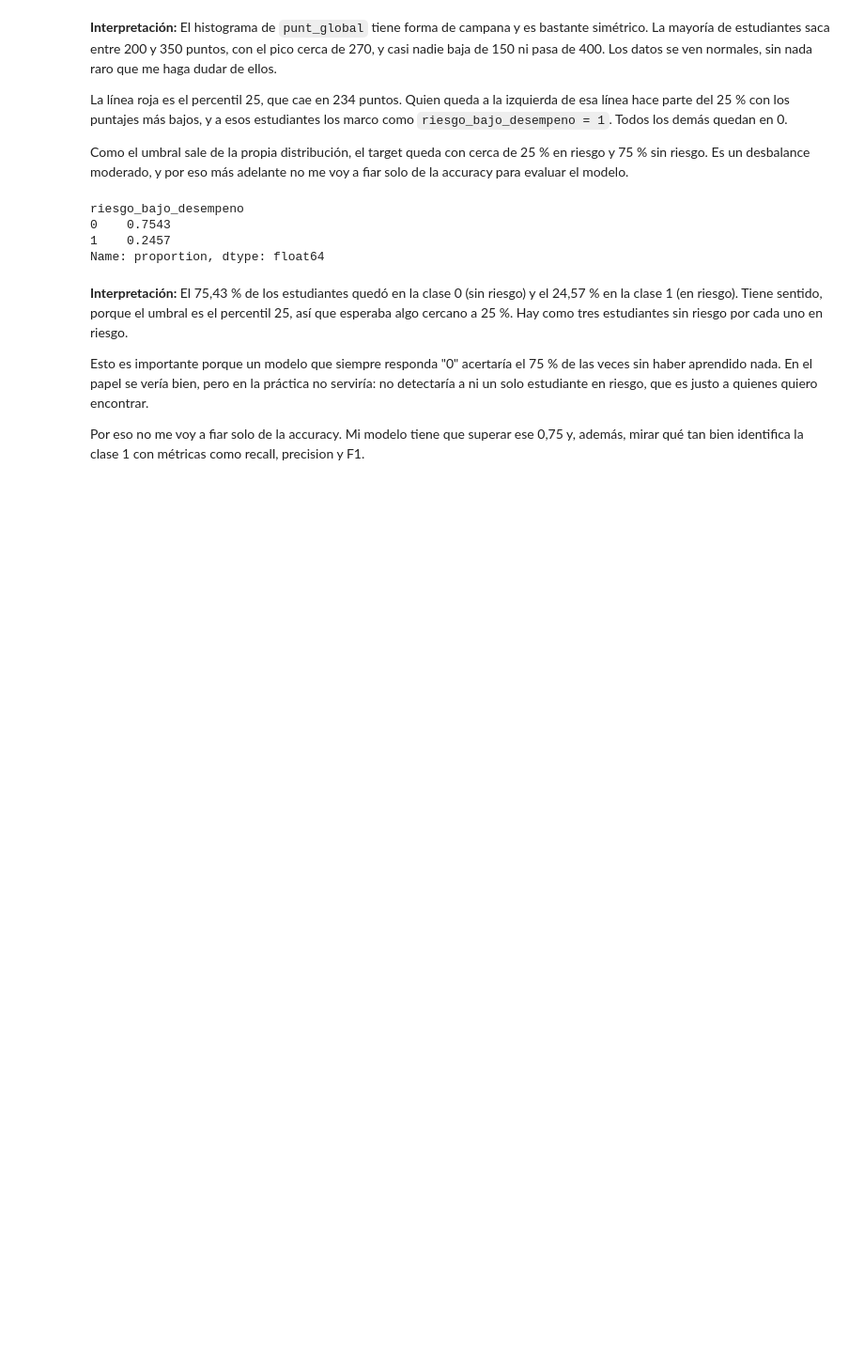
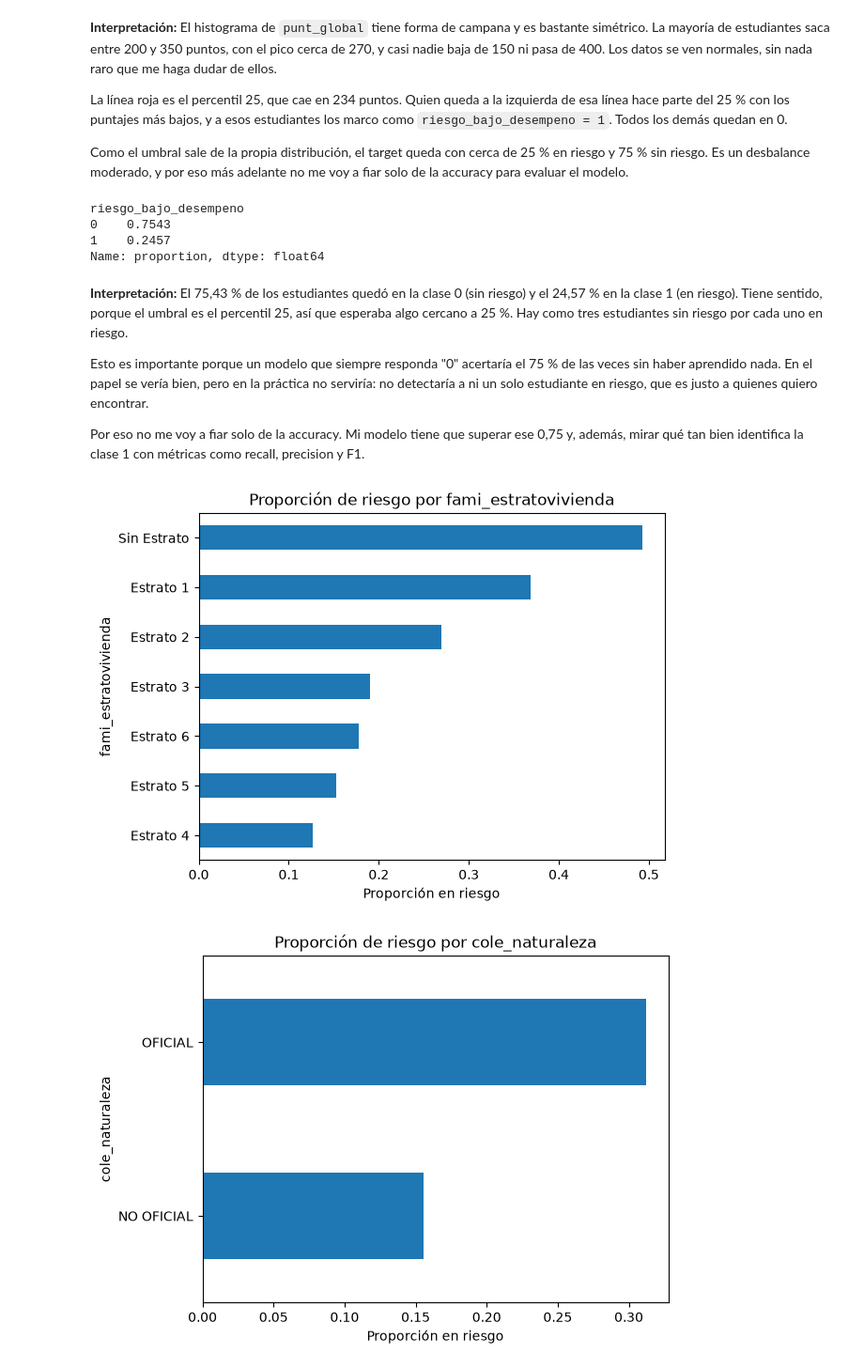
Before and after one commit to contracamilo/proyectoFinal_saber11, a Jupyter notebook: notebooks/01_eda.ipynb, the cells around one changed output. Shown at 94% size. Cells and saved outputs as stored; diff of their text form; code cells hidden in the pictures; blank space fills up the shorter version.

```diff
--- a/notebooks/01_eda.ipynb
+++ b/notebooks/01_eda.ipynb
@@ -110,3 +110,21 @@ Name: proportion, dtype: float64
 Esto es importante porque un modelo que siempre responda "0" acertaría el 75 % de las veces sin haber aprendido nada. En el papel se vería bien, pero en la práctica no serviría: no detectaría a ni un solo estudiante en riesgo, que es justo a quienes quiero encontrar.
 
 Por eso no me voy a fiar solo de la accuracy. Mi modelo tiene que superar ese 0,75 y, además, mirar qué tan bien identifica la clase 1 con métricas como recall, precision y F1.
+# %%
+columnas = [
+    "fami_estratovivienda",
+    "cole_naturaleza",
+    "cole_area_ubicacion",
+    "estu_genero",
+    "fami_educacionmadre",
+    "fami_tieneinternet",
+]
+for columna in columnas:
+    tasas = df.groupby(columna)[TARGET].mean().sort_values()
+    ax = tasas.plot.barh(title=f"Proporción de riesgo por {columna}")
+    ax.set_xlabel("Proporción en riesgo")
+    plt.savefig(f"reports/figures/eda_riesgo_{columna}.png", dpi=120, bbox_inches="tight")
+    plt.show()
+# %% [output]
+[figure, added]
+[figure, added]
```
Also changed, not shown: parts of 5 cells of this notebook, 6 other files.
